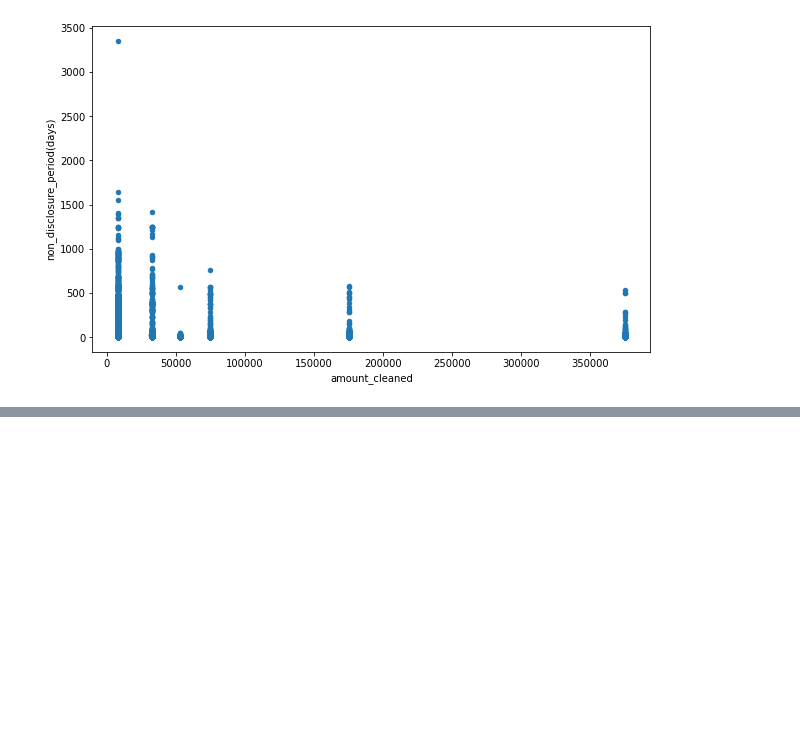
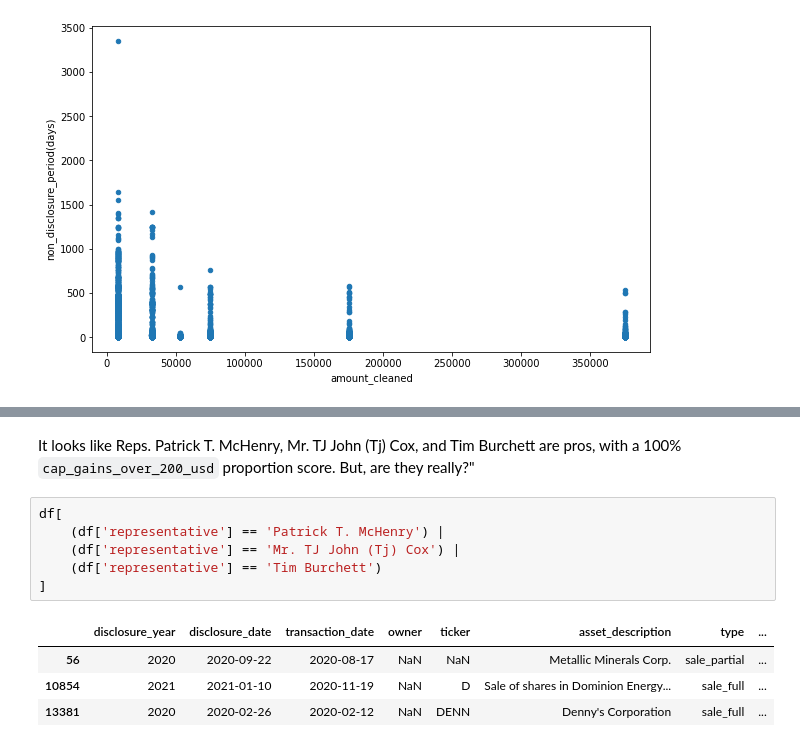
Before and after one commit to tharvipop/sussy-stock-trades, a Jupyter notebook: final_report.ipynb, the cells around one changed output, grey strips where cells are left out. Cells and saved outputs as stored; diff of their text form; blank space fills up the shorter version.

````diff
--- a/final_report.ipynb
+++ b/final_report.ipynb
@@ -288,0 +329,13 @@ We notice that there doesn't seem to be much relationship between transaction am
+# %% [markdown]
+It looks like Reps. Patrick T. McHenry, Mr. TJ John (Tj) Cox, and Tim Burchett are pros, with a 100% ```cap_gains_over_200_usd``` proportion score. But, are they really?"
+# %%
+df[
+    (df['representative'] == 'Patrick T. McHenry') |
+    (df['representative'] == 'Mr. TJ John (Tj) Cox') |
+    (df['representative'] == 'Tim Burchett')
+]
+# %% [output]
+|  | disclosure_year | disclosure_date | transaction_date | owner | ticker | asset_description | type | ... |
+| 56 | 2020 | 2020-09-22 | 2020-08-17 | NaN | NaN | Metallic Minerals Corp. | sale_partial | ... |
+| 10854 | 2021 | 2021-01-10 | 2020-11-19 | NaN | D | Sale of shares in Dominion Energy... | sale_full | ... |
+| 13381 | 2020 | 2020-02-26 | 2020-02-12 | NaN | DENN | Denny's Corporation | sale_full | ... |
````
Also changed, not shown: parts of 16 cells of this notebook.
